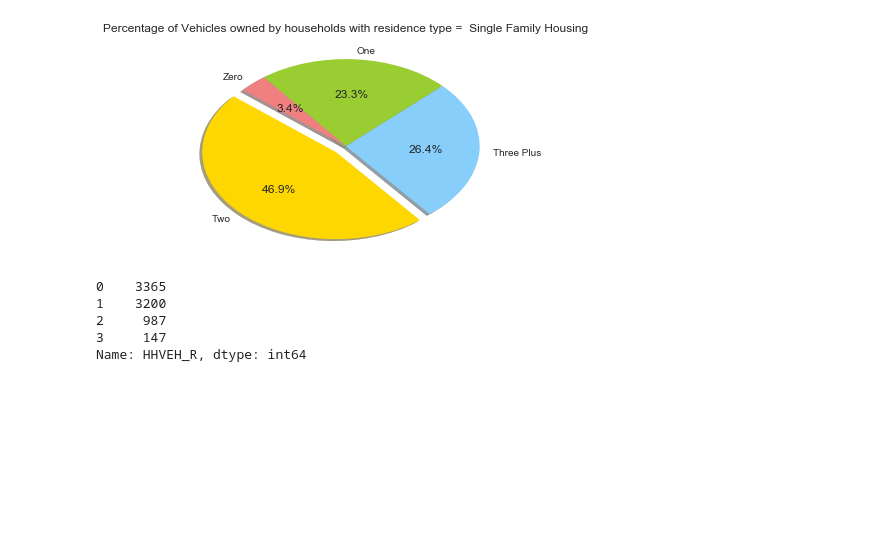
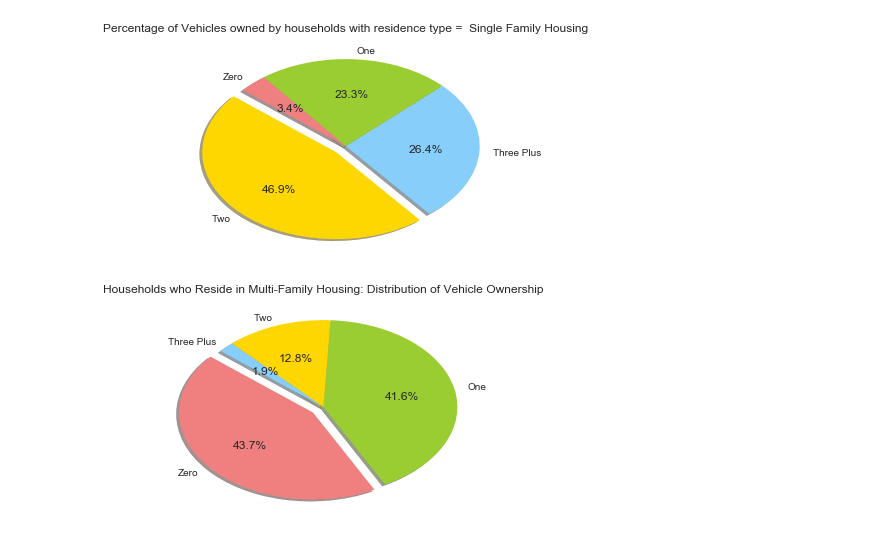
Before and after one commit to soundestmammal/Senior_Thesis, a Jupyter notebook: Friday_Prelim_Modeling.ipynb, the cells around one changed output. Drawn from its saved outputs; the diff is of its cells as text; code cells hidden in the pictures; blank space fills up the shorter version.

```diff
--- a/Friday_Prelim_Modeling.ipynb
+++ b/Friday_Prelim_Modeling.ipynb
@@ -169,12 +169,17 @@ plt.title("Percentage of Vehicles owned by households with residence type =  Sin
 plt.show()
 # %% [output]
 [figure]
-# %%
-multi_family_veh = multi_family.HHVEH_R.value_counts()
-multi_family_veh
-# %% [output]
-0    3365
-1    3200
-2     987
-3     147
-Name: HHVEH_R, dtype: int64
+# %%
+multi_family_veh = multi_family.HHVEH_R.value_counts()
+multi_family_veh
+# 0, 1, 2, 3
+labels = ['Zero', 'One', 'Two', 'Three Plus']
+colors = ['lightcoral', 'yellowgreen', 'gold', 'lightskyblue']
+explode = (0.1, 0, 0, 0)  # explode 1st slice
+fig = plt.figure()
+ax = fig.add_subplot(1,1,1)
+ax.pie(multi_family_veh, explode=explode, labels=labels, colors=colors, autopct='%1.1f%%', shadow=True, startangle=140)
+plt.title("Households who Reside in Multi-Family Housing: Distribution of Vehicle Ownership")
+plt.show()
+# %% [output]
+[figure, added]
```
Also changed, not shown: parts of 4 cells of this notebook.
